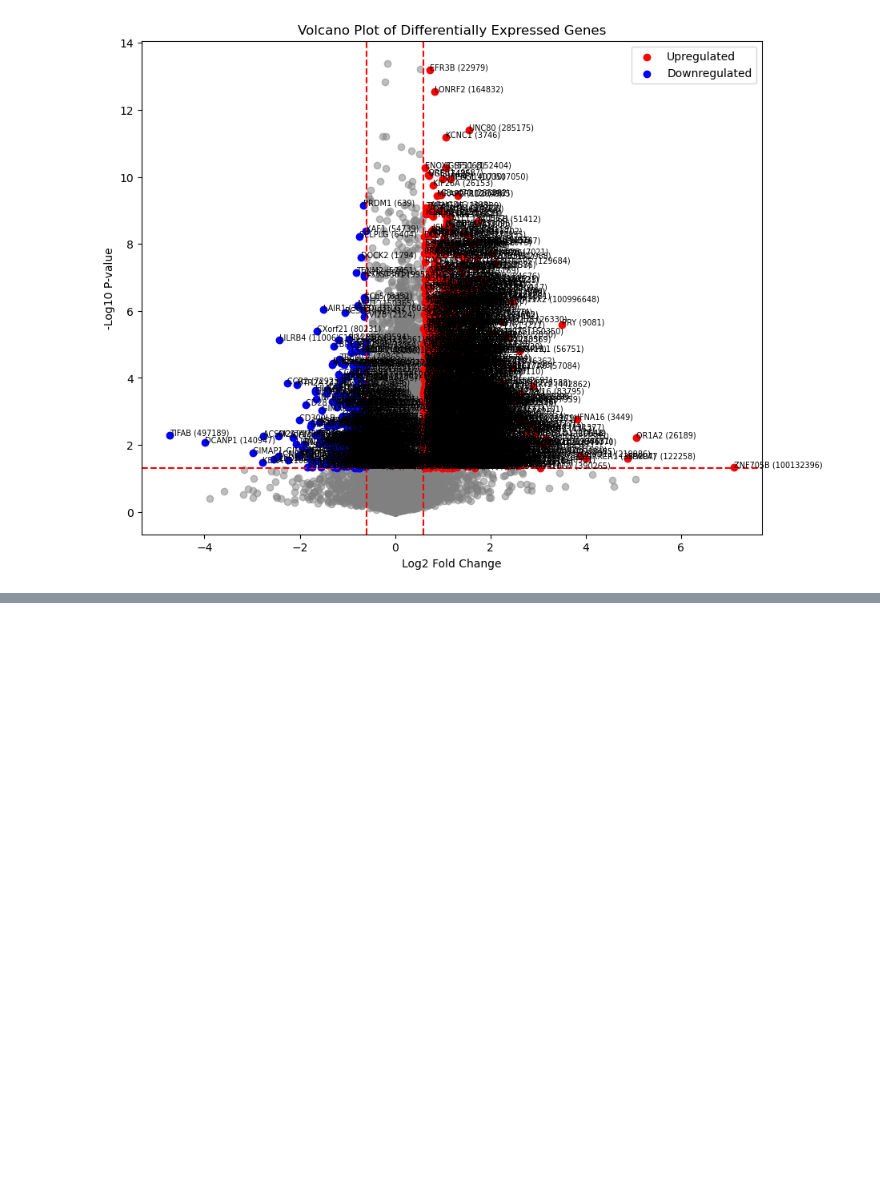
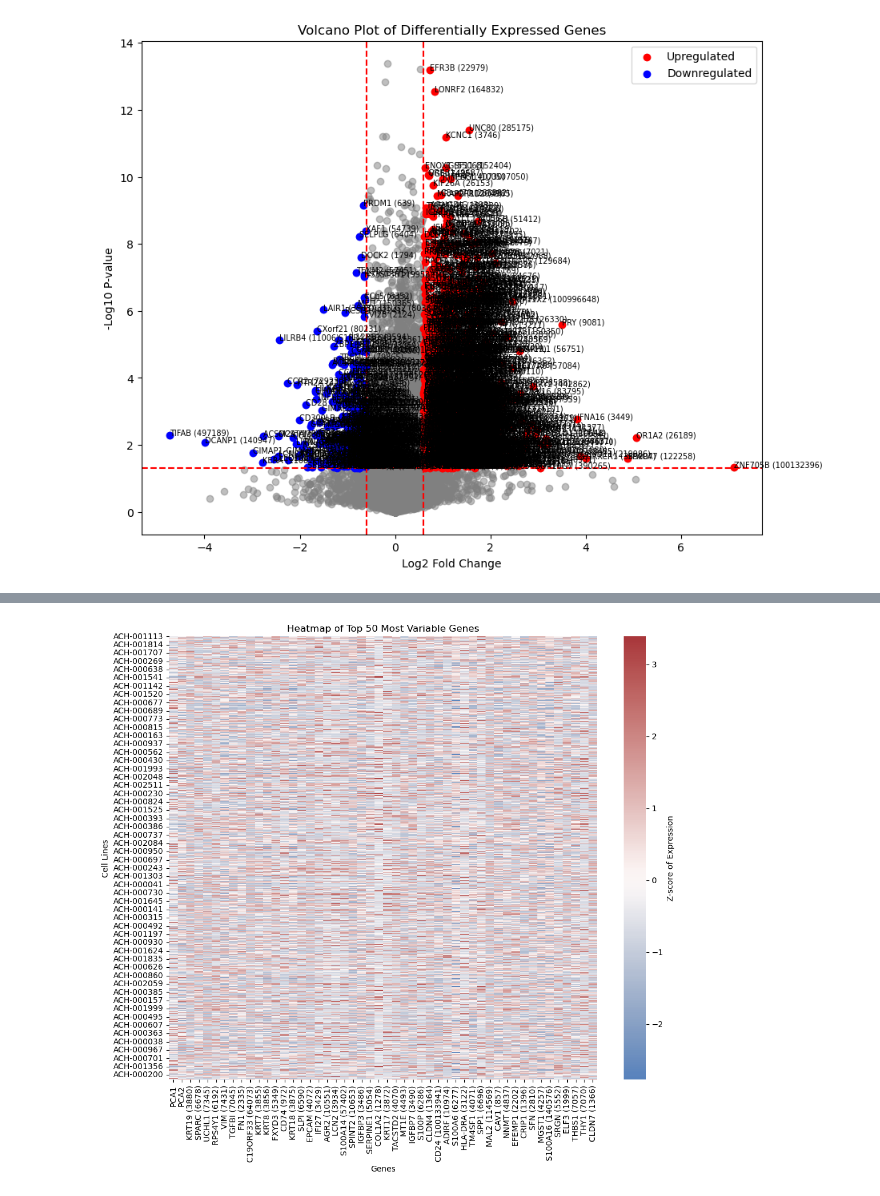
Before and after one commit to DimitraEl/Master-Thesis-2024, a Jupyter notebook: Notebooks/INITIALIZING.ipynb, the cells around one changed output, grey strips where cells are left out. Cells and saved outputs as stored; diff of their text form; code cells hidden in the pictures; blank space fills up the shorter version.

```diff
--- a/Notebooks/INITIALIZING.ipynb
+++ b/Notebooks/INITIALIZING.ipynb
@@ -881,0 +799,26 @@ plt.show()
+# %%
+import pandas as pd
+import seaborn as sns
+import matplotlib.pyplot as plt
+from scipy.stats import zscore
+
+expression_data.set_index(expression_data.columns[0], inplace=True)
+
+expression_values = expression_data.select_dtypes(include='number')
+
+gene_variances = expression_values.var(axis=0)
+
+# Most variable genes
+top_genes = gene_variances.nlargest(50).index
+top_expression_data = expression_values[top_genes]
+
+standardized_top_expression_data = top_expression_data.apply(zscore)
+
+plt.figure(figsize=(12, 10))
+sns.heatmap(standardized_top_expression_data, cmap='vlag', center=0, cbar_kws={'label': 'Z-score of Expression'})
+plt.title('Heatmap of Top 50 Most Variable Genes')
+plt.xlabel('Genes')
+plt.ylabel('Cell Lines')
+plt.show()
+# %% [output]
+[figure, added]
```
Also changed, not shown: parts of 26 cells of this notebook.
